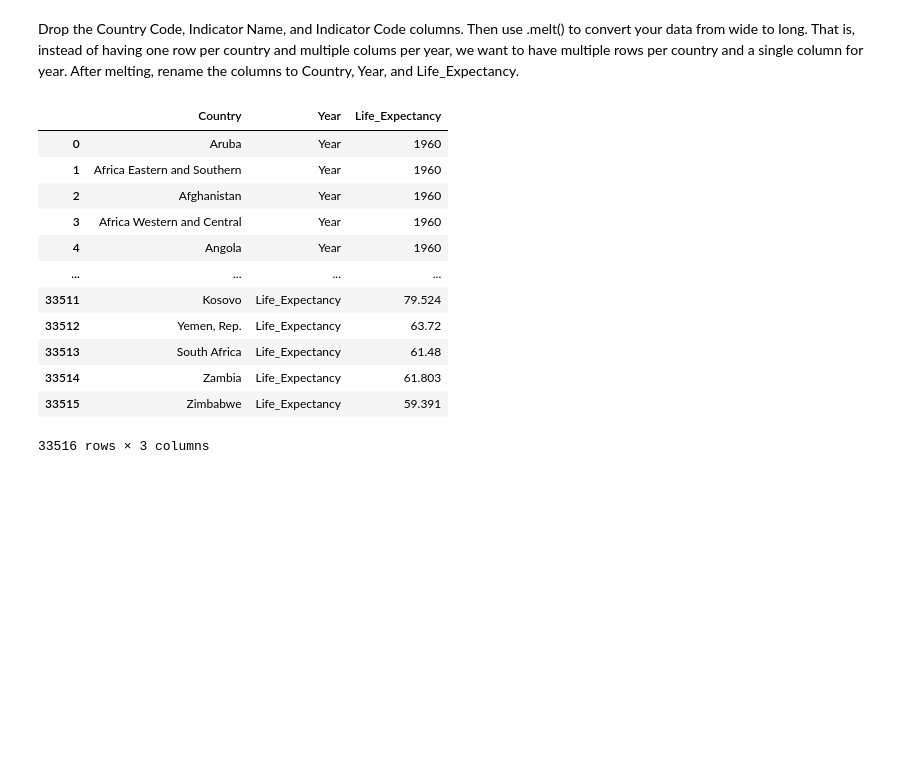
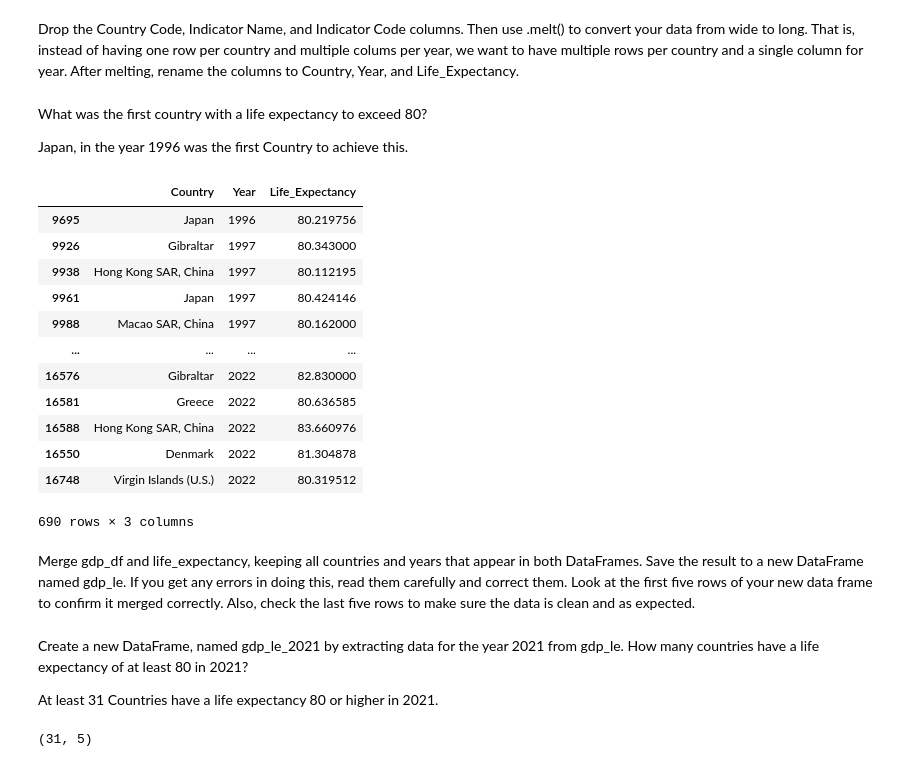
Before and after one commit to nss-data-science-cohort-8/un-exploration-Mythical-clj, a Jupyter notebook: notebooks/UN_Data_Exploration.ipynb, the cells around one changed output. Cells and saved outputs as stored; diff of their text form; code cells hidden in the pictures; blank space fills up the shorter version.

```diff
--- a/notebooks/UN_Data_Exploration.ipynb
+++ b/notebooks/UN_Data_Exploration.ipynb
@@ -282,24 +268,28 @@ Drop the Country Code, Indicator Name, and Indicator Code columns. Then use .mel
 # %%
 life_expectancy = life_expectancy.drop(columns=['Country Code', 'Indicator Name', 'Indicator Code', 'Unnamed: 68', '2023'], errors='ignore')
 # %%
-life_expectancy = (
-    life_expectancy
-    .melt('Country')
-    .rename(columns={"variable" : "Year", "value" : "Life_Expectancy"})
-)
+life_expectancy = life_expectancy.melt(id_vars='Country Name')
-# %%
-life_expectancy
-# %% [output]
-|  | Country | Year | Life_Expectancy |
-| 0 | Aruba | Year | 1960 |
-| 1 | Africa Eastern and Southern | Year | 1960 |
-| 2 | Afghanistan | Year | 1960 |
-| 3 | Africa Western and Central | Year | 1960 |
-| 4 | Angola | Year | 1960 |
-| ... | ... | ... | ... |
-| 33511 | Kosovo | Life_Expectancy | 79.524 |
-| 33512 | Yemen, Rep. | Life_Expectancy | 63.72 |
-| 33513 | South Africa | Life_Expectancy | 61.48 |
-| 33514 | Zambia | Life_Expectancy | 61.803 |
-| 33515 | Zimbabwe | Life_Expectancy | 59.391 |
-33516 rows × 3 columns
+# %%
+life_expectancy = life_expectancy.rename(columns={"Country Name" : "Country", "variable" : "Year", "value" : "Life_Expectancy"})
+# %% [markdown]
+What was the first country with a life expectancy to exceed 80?
+
+Japan, in the year 1996 was the first Country to achieve this.
+# %%
+life_over_80 = life_expectancy.loc[life_expectancy['Life_Expectancy'] > 80]
+# %%
+life_over_80.sort_values('Year')
+# %% [output]
+|  | Country | Year | Life_Expectancy |
+| 9695 | Japan | 1996 | 80.219756 |
+| 9926 | Gibraltar | 1997 | 80.343000 |
+| 9938 | Hong Kong SAR, China | 1997 | 80.112195 |
+| 9961 | Japan | 1997 | 80.424146 |
+| 9988 | Macao SAR, China | 1997 | 80.162000 |
+| ... | ... | ... | ... |
+| 16576 | Gibraltar | 2022 | 82.830000 |
+| 16581 | Greece | 2022 | 80.636585 |
+| 16588 | Hong Kong SAR, China | 2022 | 83.660976 |
+| 16550 | Denmark | 2022 | 81.304878 |
+| 16748 | Virgin Islands (U.S.) | 2022 | 80.319512 |
+690 rows × 3 columns
@@ -305,0 +298,2 @@ life_expectancy
+# %% [markdown]
+Merge gdp_df and life_expectancy, keeping all countries and years that appear in both DataFrames. Save the result to a new DataFrame named gdp_le. If you get any errors in doing this, read them carefully and correct them. Look at the first five rows of your new data frame to confirm it merged correctly. Also, check the last five rows to make sure the data is clean and as expected.
@@ -305,0 +302,4 @@ life_expectancy
+# %% [markdown]
+Create a new DataFrame, named gdp_le_2021 by extracting data for the year 2021 from gdp_le. How many countries have a life expectancy of at least 80 in 2021?
+
+At least 31 Countries have a life expectancy 80 or higher in 2021.
@@ -305,0 +308,4 @@ life_expectancy
+# %%
+gdp_le_2021.loc[gdp_le_2021['Life_Expectancy'] >= 80].sort_values('Country').shape
+# %% [output]
+(31, 5)
```
Also changed, not shown: parts of 13 cells of this notebook.
